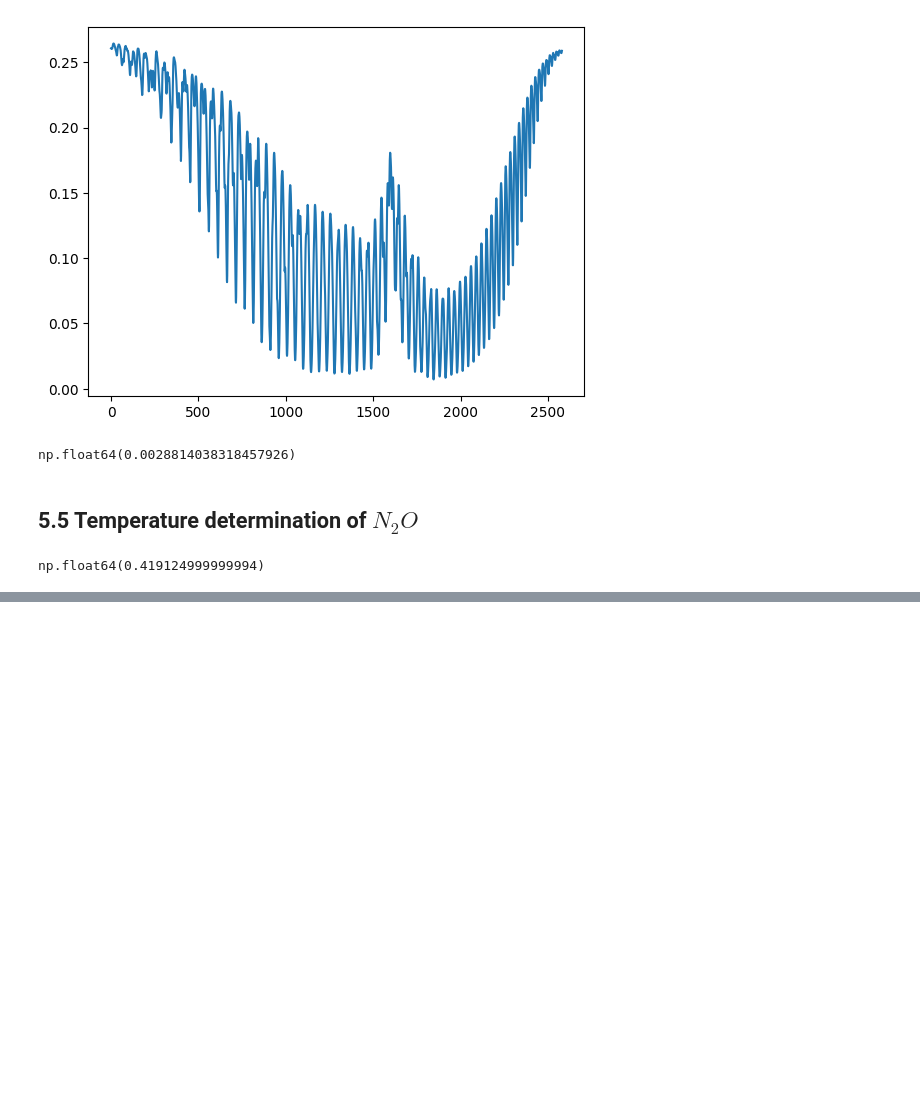
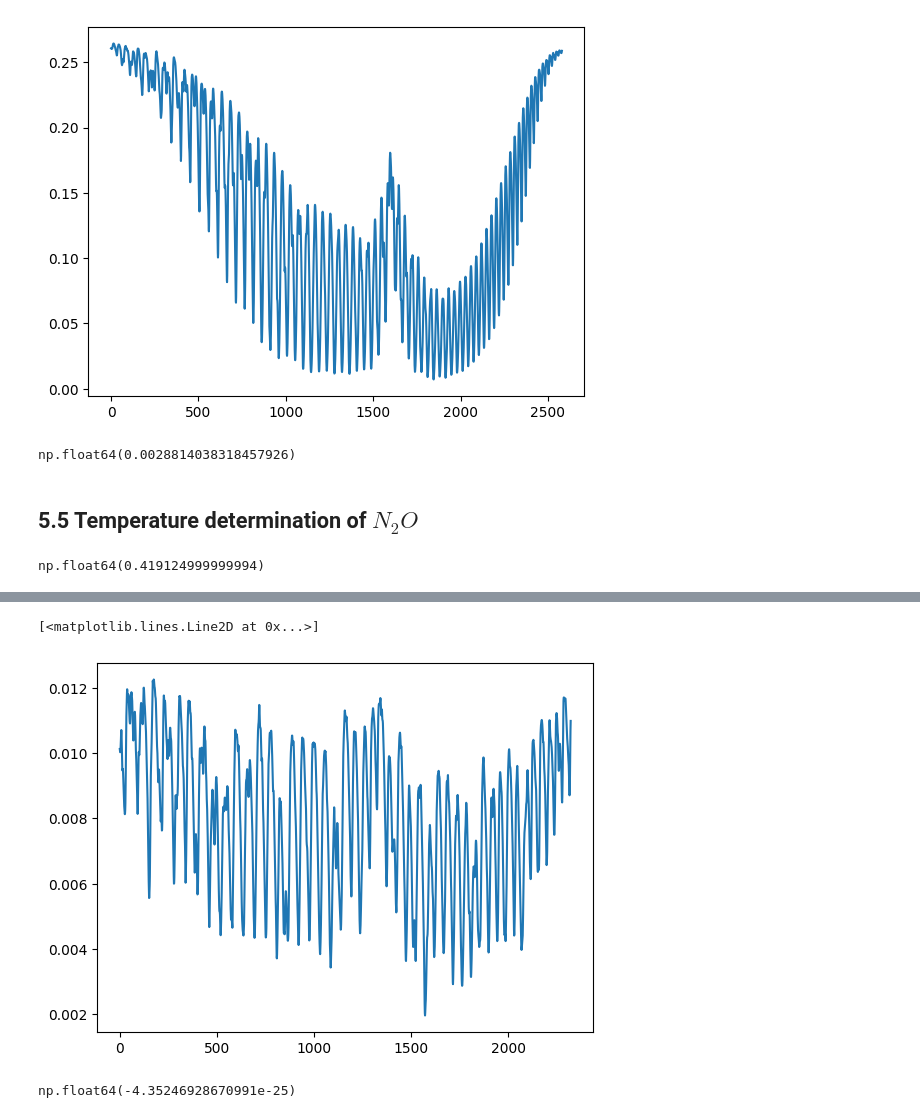
Before and after one commit to jaychotaliya987/InfraredSpectroscopy, a Jupyter notebook: MultiPurpose.ipynb, the cells around one changed output, grey strips where cells are left out. Drawn from its saved outputs; the diff is of its cells as text; code cells hidden in the pictures; blank space fills up the shorter version.

```diff
--- a/MultiPurpose.ipynb
+++ b/MultiPurpose.ipynb
@@ -153,0 +243,5 @@ np.float64(369.3727517985559)
+# %%
+plt.plot(sonnen[co2_idx_r:co2_idx_l, 1])
+# %% [output]
+[<matplotlib.lines.Line2D at 0x...>]
+[figure, added]
@@ -153,0 +251,5 @@ np.float64(369.3727517985559)
+# %%
+num_co2 = (np.log(co2_I/co2_I_0)) * 1/7.57 * 10**(-23)
+num_co2
+# %% [output]
+np.float64(-4.35246928670991e-25)
```
Also changed, not shown: parts of 23 cells of this notebook, 3 other files.
